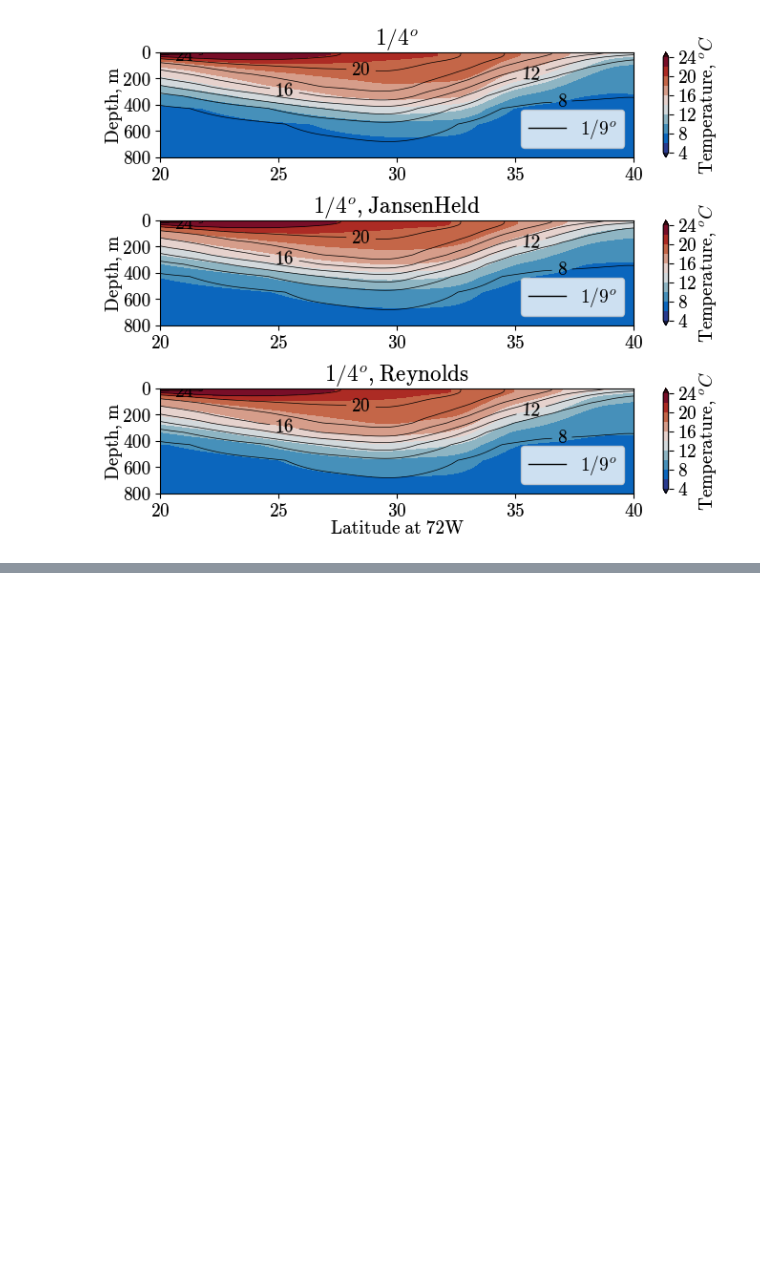
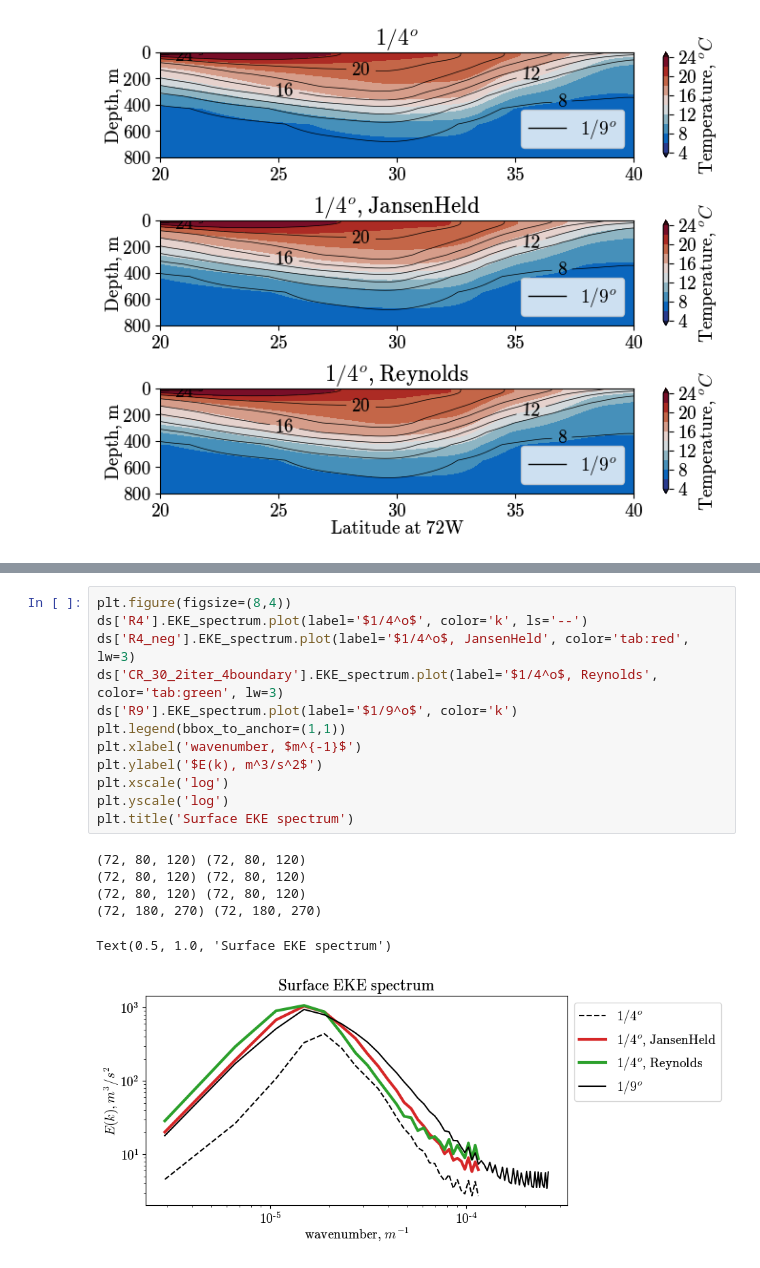
Before and after one commit to Pperezhogin/NEMO-Reynolds, a Jupyter notebook: online-metrics.ipynb, the cells around one changed output, grey strips where cells are left out. Saved outputs shown, nothing was run; the diff lists cells and outputs as text; blank space fills up the shorter version.

Commit message:
surface EKE spectrum

```diff
--- a/online-metrics.ipynb
+++ b/online-metrics.ipynb
@@ -119,0 +125,19 @@ plt.savefig('temperature_section.pdf')
+# %%
+plt.figure(figsize=(8,4))
+ds['R4'].EKE_spectrum.plot(label='$1/4^o$', color='k', ls='--')
+ds['R4_neg'].EKE_spectrum.plot(label='$1/4^o$, JansenHeld', color='tab:red', lw=3)
+ds['CR_30_2iter_4boundary'].EKE_spectrum.plot(label='$1/4^o$, Reynolds', color='tab:green', lw=3)
+ds['R9'].EKE_spectrum.plot(label='$1/9^o$', color='k')
+plt.legend(bbox_to_anchor=(1,1))
+plt.xlabel('wavenumber, $m^{-1}$')
+plt.ylabel('$E(k), m^3/s^2$')
+plt.xscale('log')
+plt.yscale('log')
+plt.title('Surface EKE spectrum')
+# %% [output]
+(72, 80, 120) (72, 80, 120)
+(72, 80, 120) (72, 80, 120)
+(72, 80, 120) (72, 80, 120)
+(72, 180, 270) (72, 180, 270)
+Text(0.5, 1.0, 'Surface EKE spectrum')
+[figure, added]
```
Also changed, not shown: parts of 2 cells of this notebook, 2 other files.
